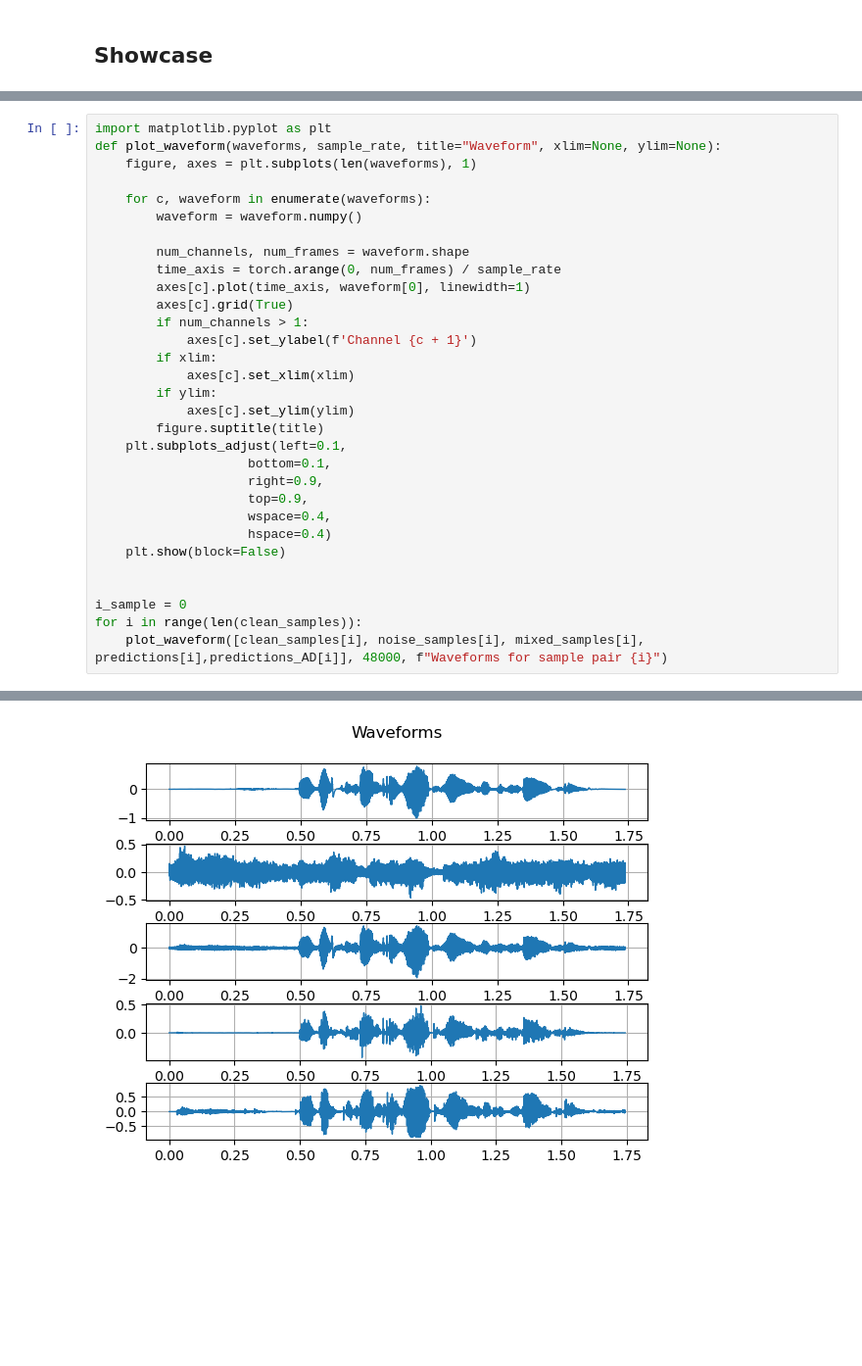
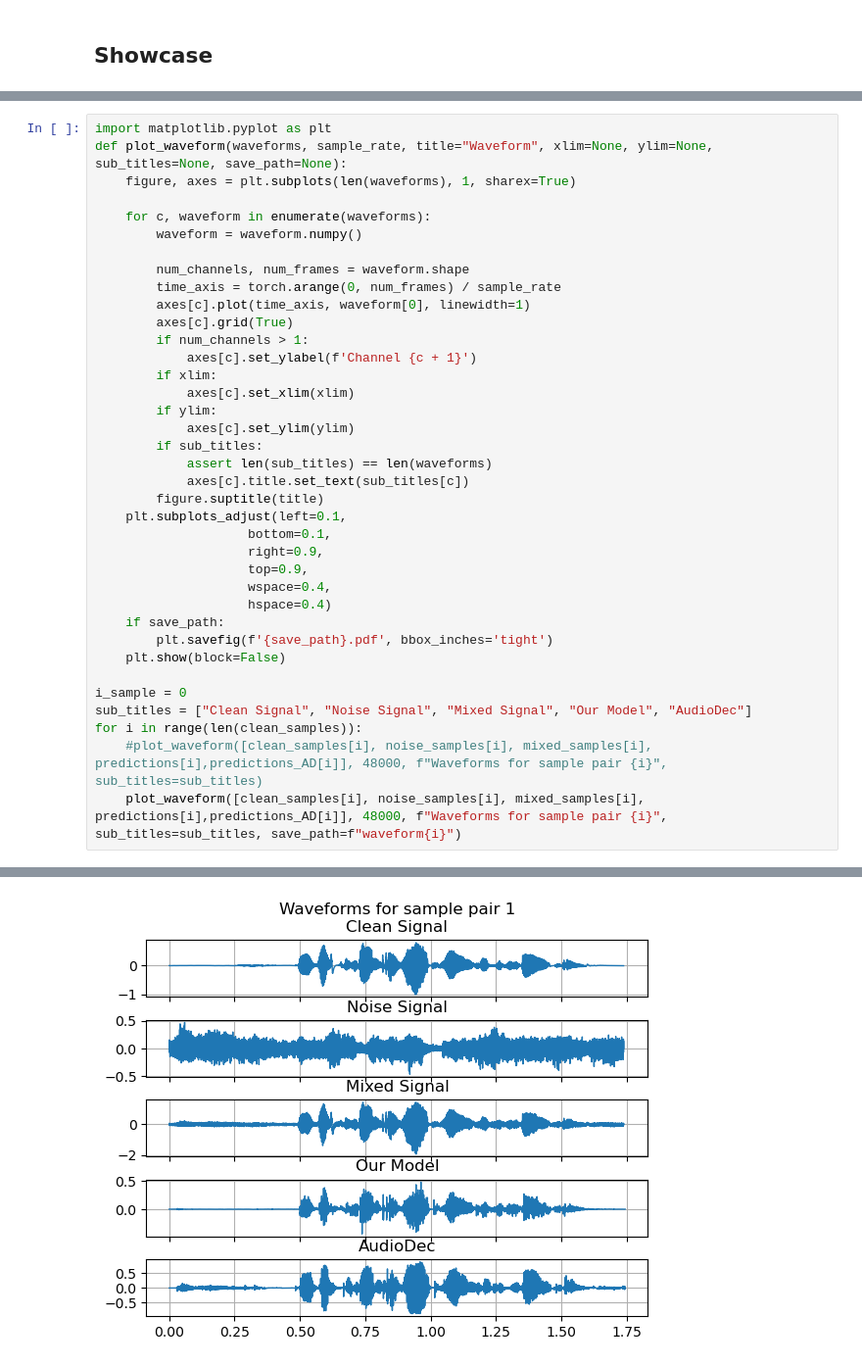
Before and after one commit to s194584/dl-speech-enhancement, a Jupyter notebook: AudioDec/showcase.ipynb, the cells around one changed output, grey strips where cells are left out. Shown at 98% size. Cells and saved outputs as stored; diff of their text form; blank space fills up the shorter version.

Commit message:
updated jupyter (save waveform figs)

```diff
--- a/AudioDec/showcase.ipynb
+++ b/AudioDec/showcase.ipynb
@@ -207,8 +207,8 @@ for i, sample in enumerate(clean_samples):
 [interactive output not drawn]
 # %%
 import matplotlib.pyplot as plt
-def plot_waveform(waveforms, sample_rate, title="Waveform", xlim=None, ylim=None):
-    figure, axes = plt.subplots(len(waveforms), 1)
+def plot_waveform(waveforms, sample_rate, title="Waveform", xlim=None, ylim=None, sub_titles=None, save_path=None):
+    figure, axes = plt.subplots(len(waveforms), 1, sharex=True)
 
     for c, waveform in enumerate(waveforms):
         waveform = waveform.numpy()
@@ -223,6 +223,9 @@ def plot_waveform(waveforms, sample_rate, title="Waveform", xlim=None, ylim=None
             axes[c].set_xlim(xlim)
         if ylim:
             axes[c].set_ylim(ylim)
+        if sub_titles:
+            assert len(sub_titles) == len(waveforms)
+            axes[c].title.set_text(sub_titles[c])
         figure.suptitle(title)
     plt.subplots_adjust(left=0.1,
                     bottom=0.1,
@@ -230,10 +233,13 @@ def plot_waveform(waveforms, sample_rate, title="Waveform", xlim=None, ylim=None
                     top=0.9,
                     wspace=0.4,
                     hspace=0.4)
+    if save_path:
+        plt.savefig(f'{save_path}.pdf', bbox_inches='tight')
     plt.show(block=False)
 
-
 i_sample = 0
+sub_titles = ["Clean Signal", "Noise Signal", "Mixed Signal", "Our Model", "AudioDec"]
 for i in range(len(clean_samples)):
-    plot_waveform([clean_samples[i], noise_samples[i], mixed_samples[i], predictions[i],predictions_AD[i]], 48000, f"Waveforms for sample pair {i}")
+    #plot_waveform([clean_samples[i], noise_samples[i], mixed_samples[i], predictions[i],predictions_AD[i]], 48000, f"Waveforms for sample pair {i}", sub_titles=sub_titles)
+    plot_waveform([clean_samples[i], noise_samples[i], mixed_samples[i], predictions[i],predictions_AD[i]], 48000, f"Waveforms for sample pair {i}", sub_titles=sub_titles, save_path=f"waveform{i}")
 # %% [output]
@@ -241 +247 @@ for i in range(len(clean_samples)):
-[figure, old version]
+[figure, new version]
```
Also changed, not shown: parts of 1 cell of this notebook, 30 other files.
